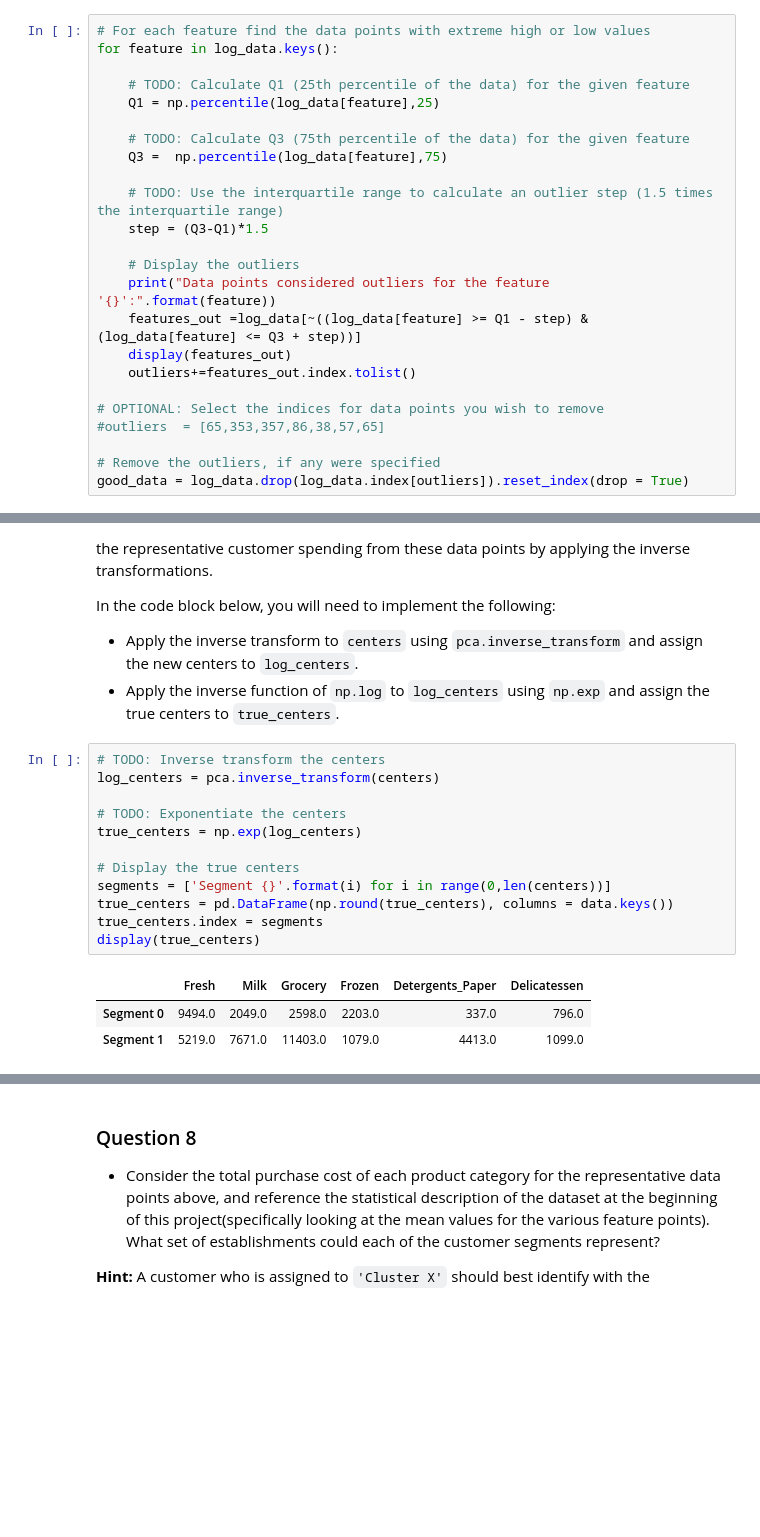
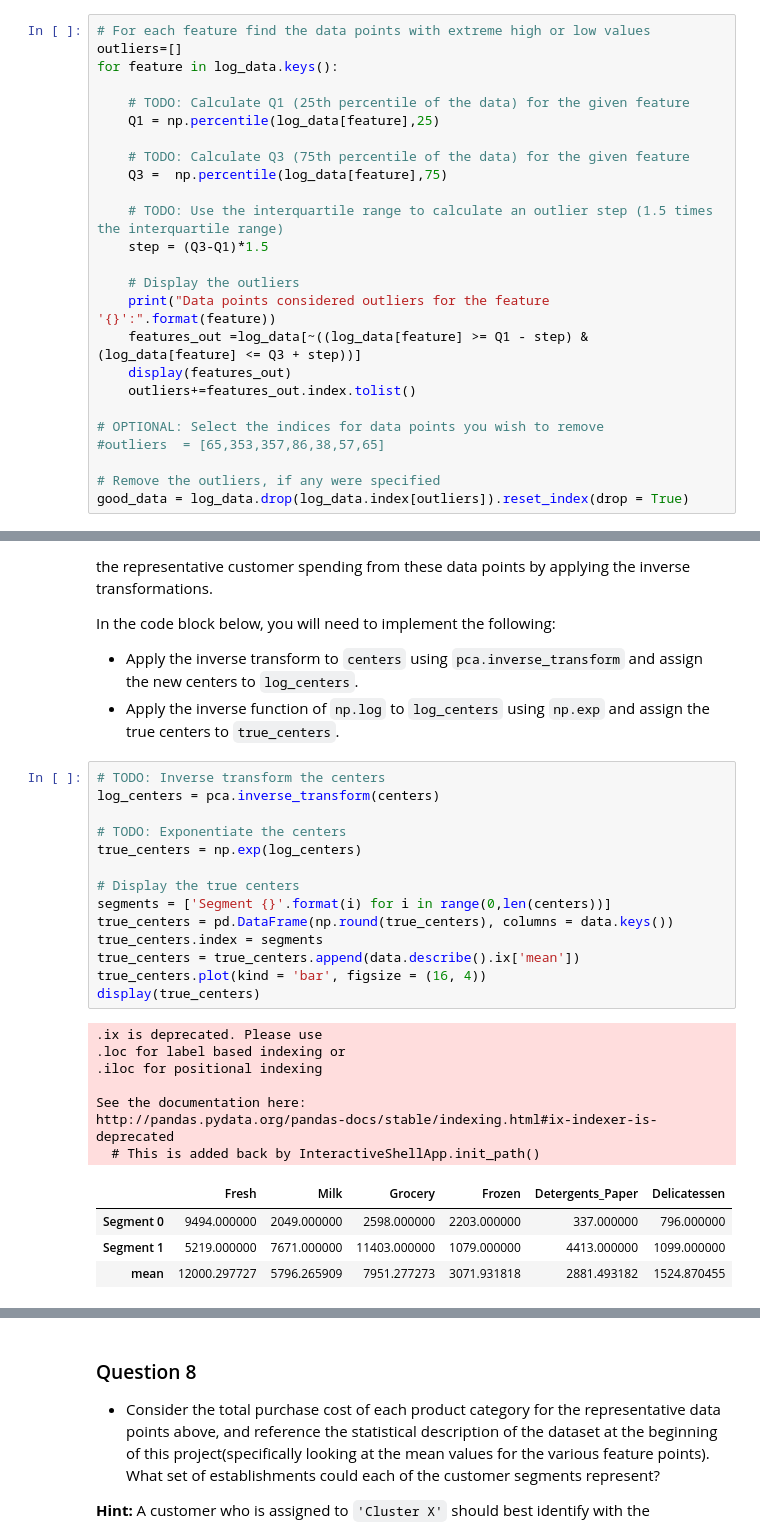
Before and after one commit to Ghandourism/Machine-Learning, a Jupyter notebook: Projects/customer_segments/customer_segments.ipynb, the cells around one changed output, grey strips where cells are left out. Saved outputs shown, nothing was run; the diff lists cells and outputs as text; blank space fills up the shorter version.

```diff
--- a/Projects/customer_segments/customer_segments.ipynb
+++ b/Projects/customer_segments/customer_segments.ipynb
@@ -208,5 +221,6 @@ Once you have performed this implementation, the dataset will be stored in the v
 # %%
 # For each feature find the data points with extreme high or low values
+outliers=[]
 for feature in log_data.keys():
 
     # TODO: Calculate Q1 (25th percentile of the data) for the given feature
@@ -509,16 +524,26 @@ In the code block below, you will need to implement the following:
 # %%
 # TODO: Inverse transform the centers
 log_centers = pca.inverse_transform(centers)
 
 # TODO: Exponentiate the centers
 true_centers = np.exp(log_centers)
 
 # Display the true centers
 segments = ['Segment {}'.format(i) for i in range(0,len(centers))]
 true_centers = pd.DataFrame(np.round(true_centers), columns = data.keys())
 true_centers.index = segments
+true_centers = true_centers.append(data.describe().ix['mean'])
+true_centers.plot(kind = 'bar', figsize = (16, 4))
 display(true_centers)
 # %% [output]
+.ix is deprecated. Please use
+.loc for label based indexing or
+.iloc for positional indexing
+
+See the documentation here:
+http://pandas.pydata.org/pandas-docs/stable/indexing.html#ix-indexer-is-deprecated
+  # This is added back by InteractiveShellApp.init_path()
 |  | Fresh | Milk | Grocery | Frozen | Detergents_Paper | Delicatessen |
-| Segment 0 | 9494.0 | 2049.0 | 2598.0 | 2203.0 | 337.0 | 796.0 |
-| Segment 1 | 5219.0 | 7671.0 | 11403.0 | 1079.0 | 4413.0 | 1099.0 |
+| Segment 0 | 9494.000000 | 2049.000000 | 2598.000000 | 2203.000000 | 337.000000 | 796.000000 |
+| Segment 1 | 5219.000000 | 7671.000000 | 11403.000000 | 1079.000000 | 4413.000000 | 1099.000000 |
+| mean | 12000.297727 | 5796.265909 | 7951.277273 | 3071.931818 | 2881.493182 | 1524.870455 |
```
Also changed, not shown: parts of 11 cells of this notebook, 1 other file.
